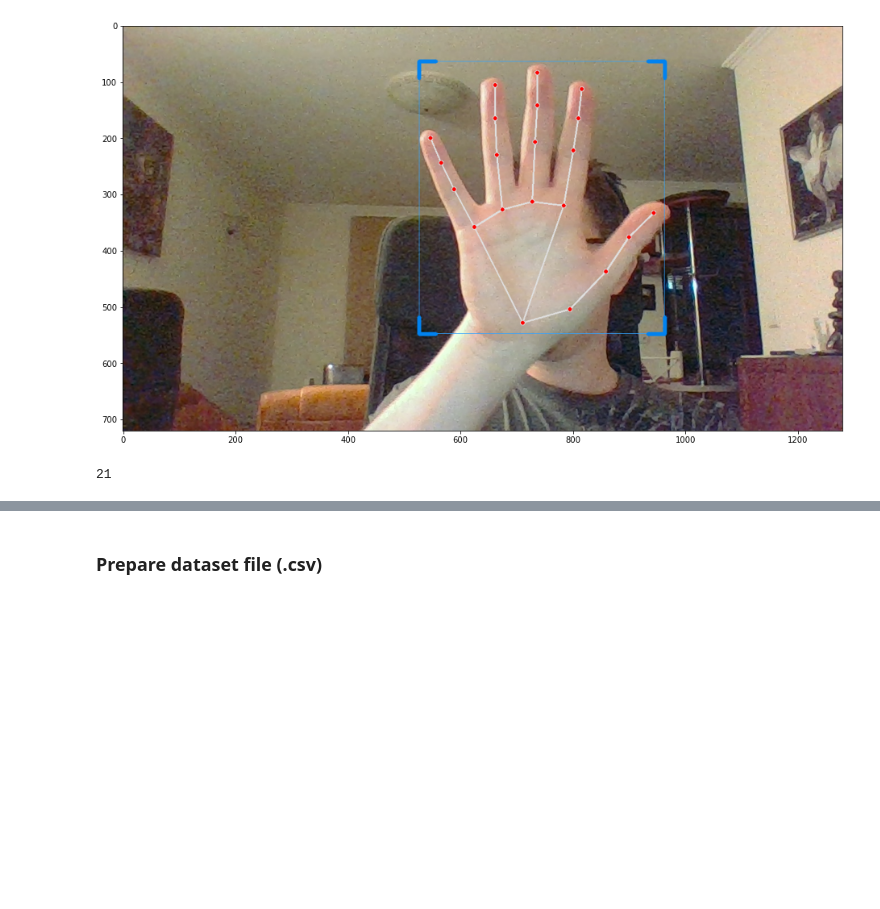
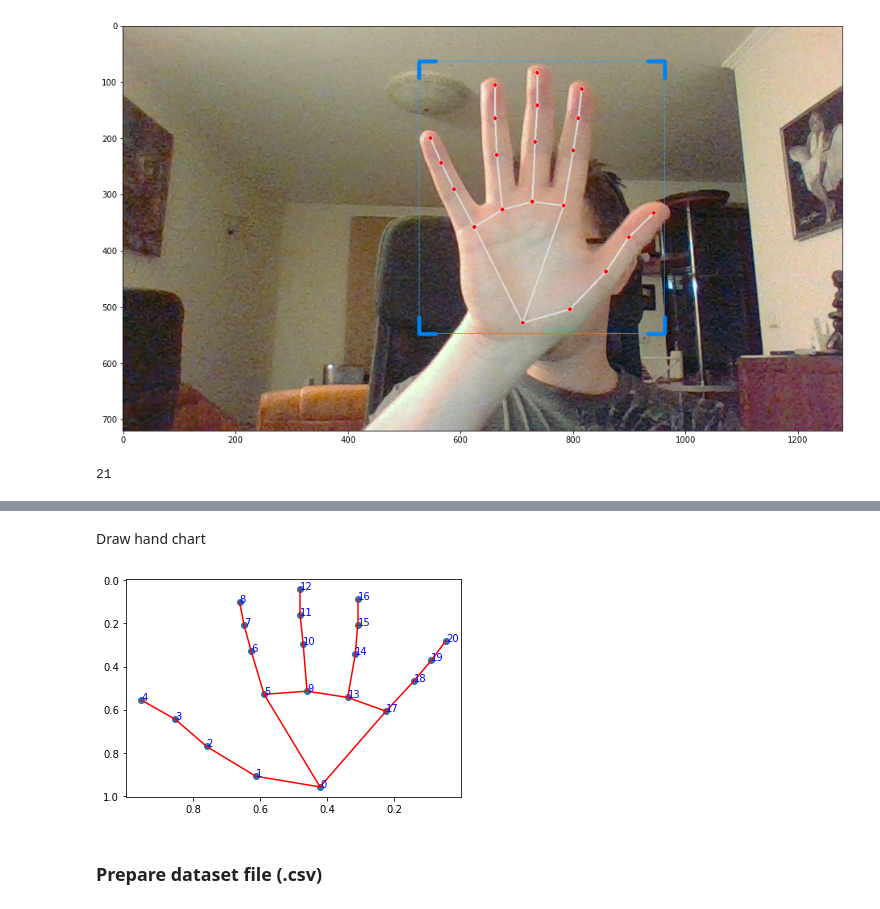
Before and after one commit to JanSzewczyk/hands-control-system, a Jupyter notebook: hands-gesture-classifier.ipynb, the cells around one changed output, grey strips where cells are left out. Cells and saved outputs as stored; diff of their text form; code cells hidden in the pictures; blank space fills up the shorter version.

```diff
--- a/hands-gesture-classifier.ipynb
+++ b/hands-gesture-classifier.ipynb
@@ -188,0 +168,3 @@ plt.show()
+# %%
+new_landmarks = prepare_hand_data(hand)
+new_landmarks
@@ -189,3 +189,9 @@ plt.show()
+# %% [markdown]
+Draw hand chart
+# %%
+draw_hand_gesture(new_landmarks)
+# %% [output]
+[figure, added]
 # %% [markdown]
 ### Prepare dataset file (.csv)
 # %%
```
Also changed, not shown: parts of 26 cells of this notebook, 6 other files.
